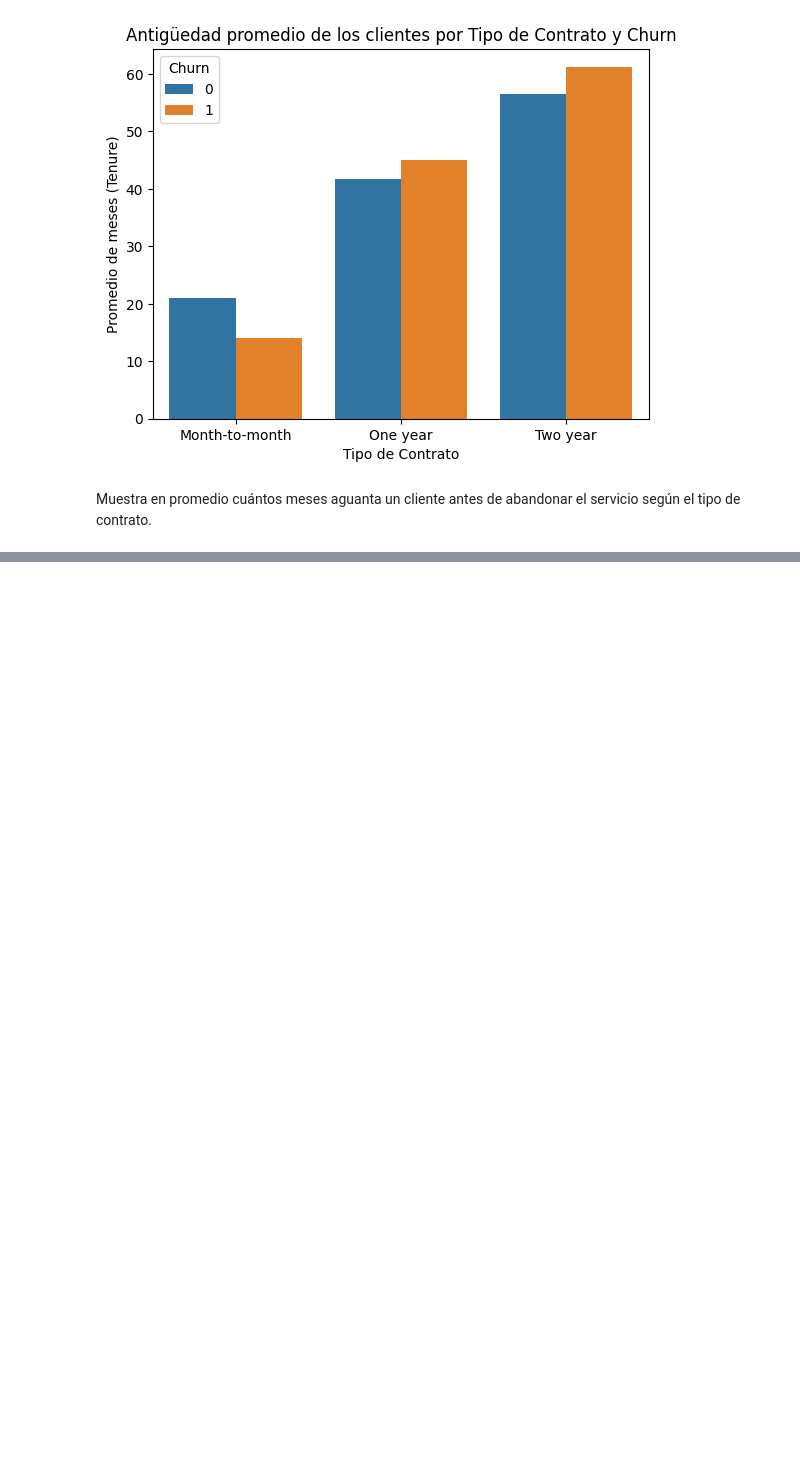
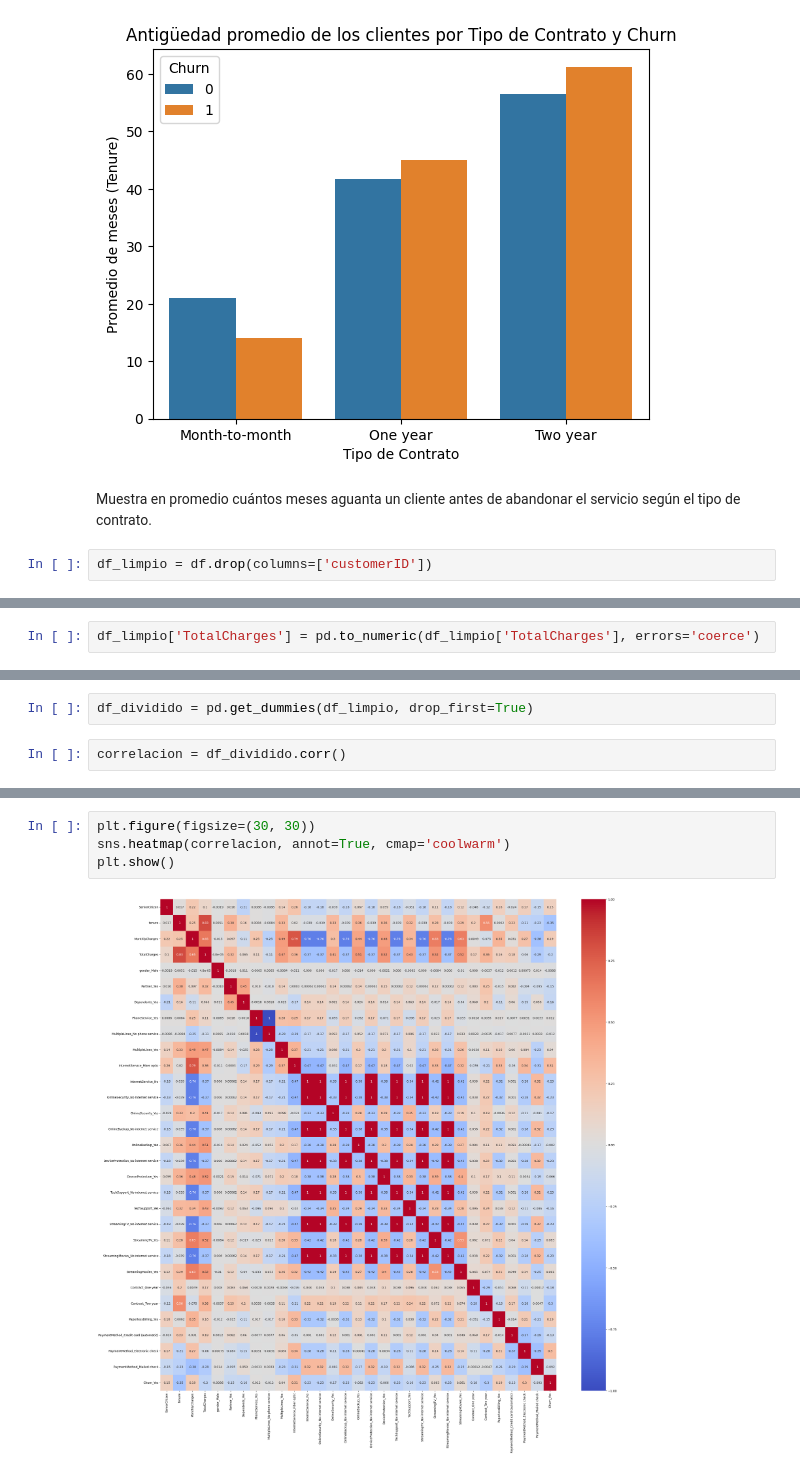
Before and after one commit to Dalzsfn/deteccion-de-abandono-de-servicios, a Jupyter notebook: analisis.ipynb, the cells around one changed output, grey strips where cells are left out. Drawn from its saved outputs; the diff is of its cells as text; blank space fills up the shorter version.

```diff
--- a/analisis.ipynb
+++ b/analisis.ipynb
@@ -103,3 +103,5 @@ Text(0.5, 0, 'Tipo de Contrato')
 [figure]
 # %% [markdown]
 Muestra en promedio cuántos meses aguanta un cliente antes de abandonar el servicio según el tipo de contrato.
+# %%
+df_limpio = df.drop(columns=['customerID'])
@@ -105,0 +128,2 @@ Muestra en promedio cuántos meses aguanta un cliente antes de abandonar el serv
+# %%
+df_limpio['TotalCharges'] = pd.to_numeric(df_limpio['TotalCharges'], errors='coerce')
@@ -105,0 +150,4 @@ Muestra en promedio cuántos meses aguanta un cliente antes de abandonar el serv
+# %%
+df_dividido = pd.get_dummies(df_limpio, drop_first=True)
+# %%
+correlacion = df_dividido.corr()
@@ -105,0 +175,6 @@ Muestra en promedio cuántos meses aguanta un cliente antes de abandonar el serv
+# %%
+plt.figure(figsize=(30, 30))
+sns.heatmap(correlacion, annot=True, cmap='coolwarm')
+plt.show()
+# %% [output]
+[figure, added]
```
Also changed, not shown: parts of 3 cells of this notebook.
